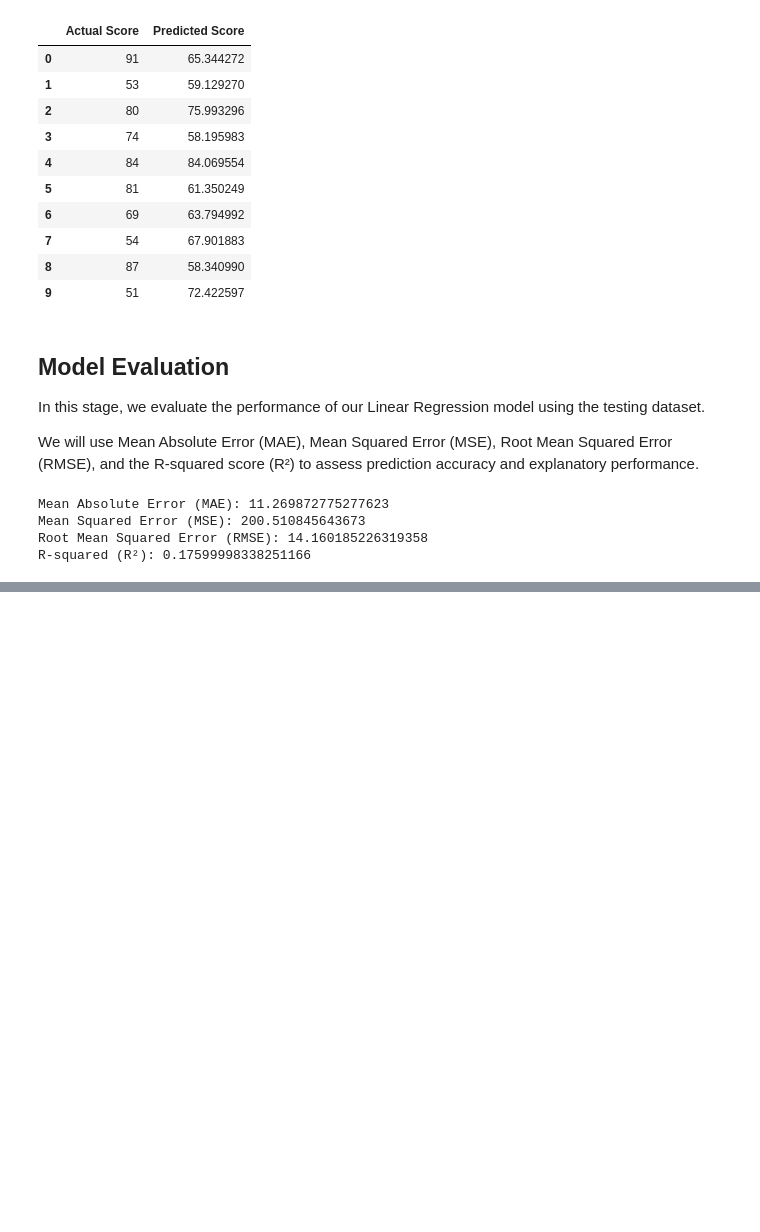
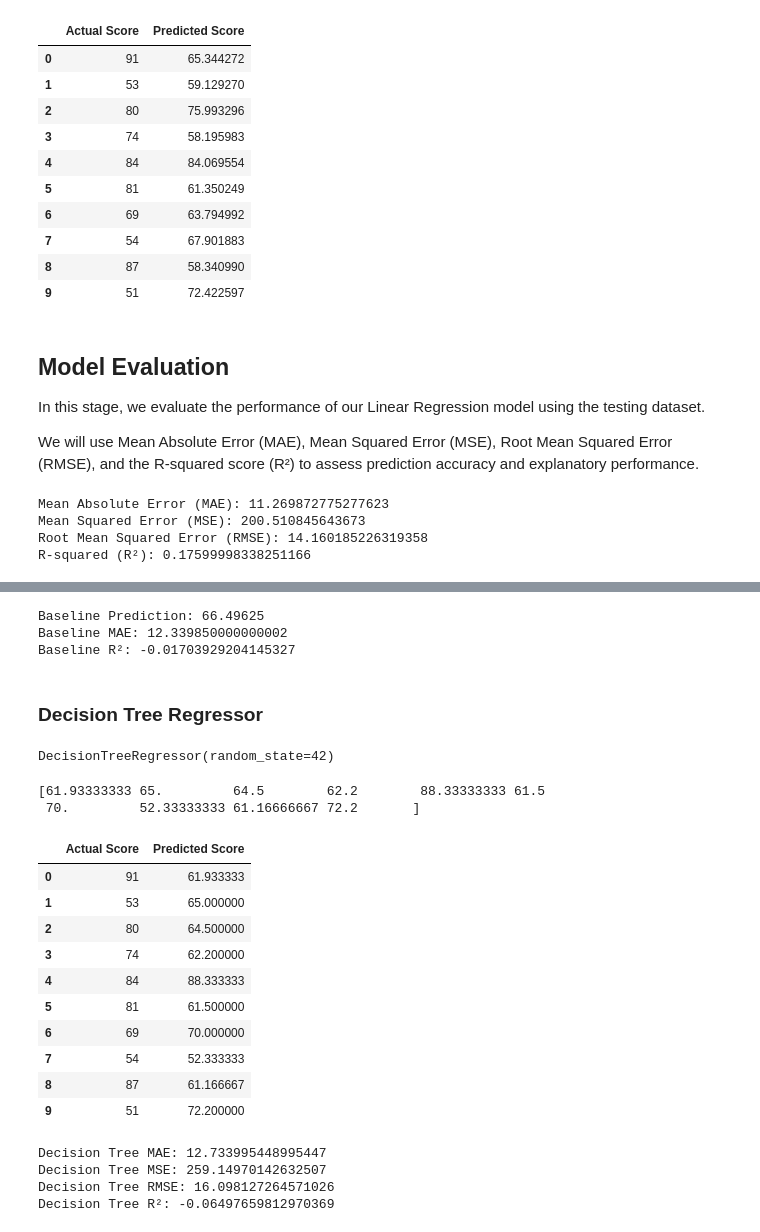
Before and after one commit to kiptochmike/student-exam-performance-eda, a Jupyter notebook: student.ipynb, the cells around one changed output, grey strips where cells are left out. Drawn from its saved outputs; the diff is of its cells as text; code cells hidden in the pictures; blank space fills up the shorter version.

```diff
--- a/student.ipynb
+++ b/student.ipynb
@@ -1283,0 +1301,72 @@ R-squared (R²): 0.17599998338251166
+# %%
+# Calculate the average maths score from the training data
+baseline_prediction = y_train.mean()
+
+# Predict the same average score for every test student
+baseline_predictions = np.full(
+    shape=len(y_test),
+    fill_value=baseline_prediction
+)
+
+# Evaluate the baseline model
+baseline_mae = mean_absolute_error(y_test, baseline_predictions)
+baseline_r2 = r2_score(y_test, baseline_predictions)
+
+print("Baseline Prediction:", baseline_prediction)
+print("Baseline MAE:", baseline_mae)
+print("Baseline R²:", baseline_r2)
+# %% [output]
+Baseline Prediction: 66.49625
+Baseline MAE: 12.339850000000002
+Baseline R²: -0.01703929204145327
+# %% [markdown]
+### Decision Tree Regressor
+# %%
+# Initialize the Decision Tree Regressor
+tree_model = DecisionTreeRegressor(random_state=42)
+
+# Train the model
+tree_model.fit(X_train_encoded, y_train)
+# %% [output]
+DecisionTreeRegressor(random_state=42)
+# %%
+tree_predictions = tree_model.predict(X_test_encoded)
+
+print(tree_predictions[:10])
+# %% [output]
+[61.93333333 65.         64.5        62.2        88.33333333 61.5
+ 70.         52.33333333 61.16666667 72.2       ]
+# %%
+tree_comparison = pd.DataFrame({
+    'Actual Score': y_test.values,
+    'Predicted Score': tree_predictions
+})
+
+display(tree_comparison.head(10))
+# %% [output]
+|  | Actual Score | Predicted Score |
+| 0 | 91 | 61.933333 |
+| 1 | 53 | 65.000000 |
+| 2 | 80 | 64.500000 |
+| 3 | 74 | 62.200000 |
+| 4 | 84 | 88.333333 |
+| 5 | 81 | 61.500000 |
+| 6 | 69 | 70.000000 |
+| 7 | 54 | 52.333333 |
+| 8 | 87 | 61.166667 |
+| 9 | 51 | 72.200000 |
+# %%
+tree_mae = mean_absolute_error(y_test, tree_predictions)
+tree_mse = mean_squared_error(y_test, tree_predictions)
+tree_rmse = np.sqrt(tree_mse)
+tree_r2 = r2_score(y_test, tree_predictions)
+
+print("Decision Tree MAE:", tree_mae)
+print("Decision Tree MSE:", tree_mse)
+print("Decision Tree RMSE:", tree_rmse)
+print("Decision Tree R²:", tree_r2)
+# %% [output]
+Decision Tree MAE: 12.733995448995447
+Decision Tree MSE: 259.14970142632507
+Decision Tree RMSE: 16.098127264571026
+Decision Tree R²: -0.06497659812970369
```
Also changed, not shown: parts of 23 cells of this notebook.
